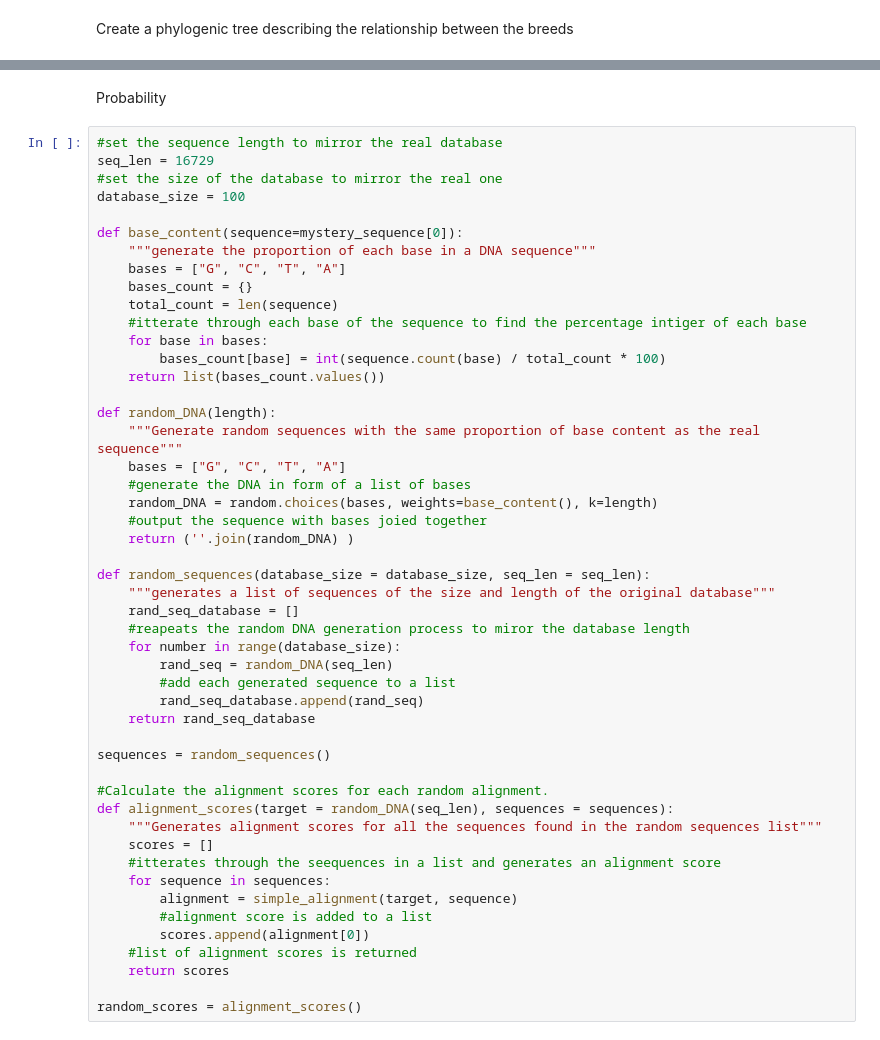
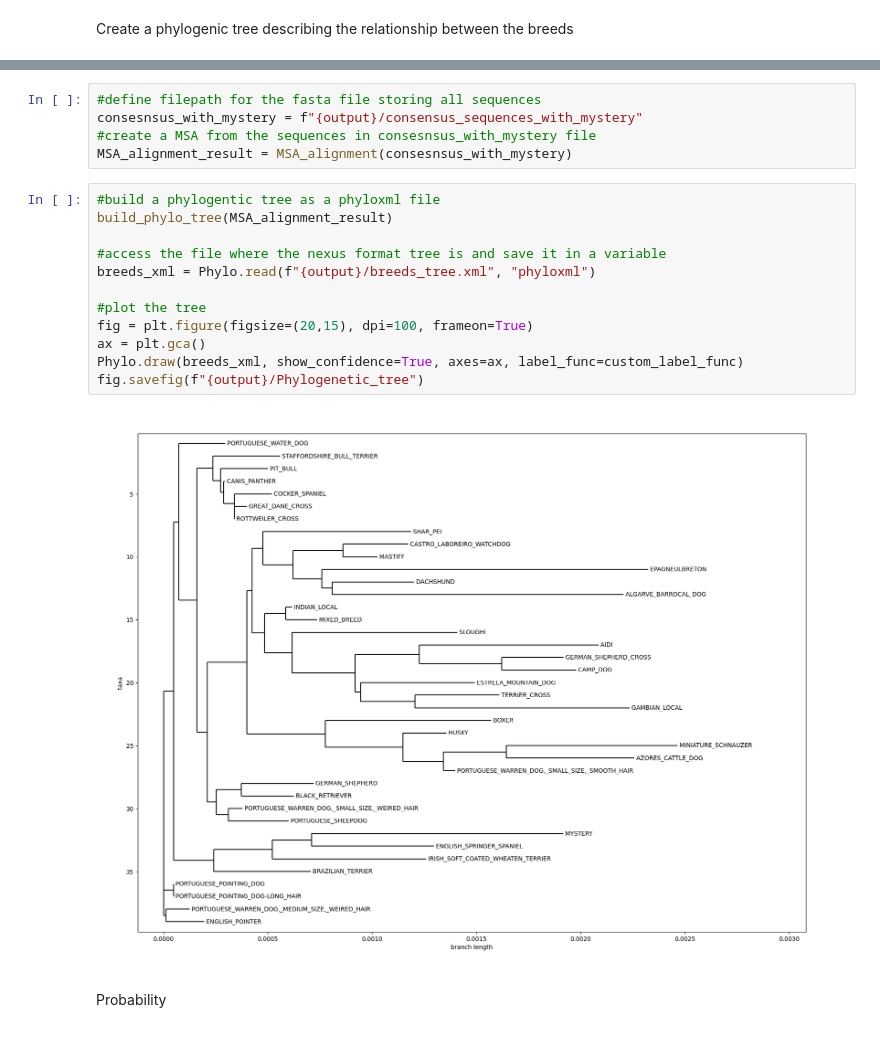
Before and after one commit to lprzem01/Mystery-breed-sequence-identification, a Jupyter notebook: my_project/code/work_in_progress.ipynb, the cells around one changed output, grey strips where cells are left out. Drawn from its saved outputs; the diff is of its cells as text.

```diff
--- a/my_project/code/work_in_progress.ipynb
+++ b/my_project/code/work_in_progress.ipynb
@@ -324,51 +93,21 @@ fig.savefig(f"{output}/Phylogenetic_tree")
+# %%
+#define filepath for the fasta file storing all sequences
+consesnsus_with_mystery = f"{output}/consensus_sequences_with_mystery"
+#create a MSA from the sequences in consesnsus_with_mystery file
+MSA_alignment_result = MSA_alignment(consesnsus_with_mystery)
+# %%
+#build a phylogentic tree as a phyloxml file
+build_phylo_tree(MSA_alignment_result)
+
+#access the file where the nexus format tree is and save it in a variable
+breeds_xml = Phylo.read(f"{output}/breeds_tree.xml", "phyloxml")
+
+#plot the tree
+fig = plt.figure(figsize=(20,15), dpi=100, frameon=True)
+ax = plt.gca()
+Phylo.draw(breeds_xml, show_confidence=True, axes=ax, label_func=custom_label_func)
+fig.savefig(f"{output}/Phylogenetic_tree")
+# %% [output]
+[figure, added]
 # %% [markdown]
 Probability
-# %%
-#set the sequence length to mirror the real database
-seq_len = 16729
-#set the size of the database to mirror the real one
-database_size = 100
-
-def base_content(sequence=mystery_sequence[0]):
-    """generate the proportion of each base in a DNA sequence"""
-    bases = ["G", "C", "T", "A"]
-    bases_count = {}
-    total_count = len(sequence)
-    #itterate through each base of the sequence to find the percentage intiger of each base
-    for base in bases:
-        bases_count[base] = int(sequence.count(base) / total_count * 100)
-    return list(bases_count.values())
-
-def random_DNA(length):
-    """Generate random sequences with the same proportion of base content as the real sequence"""
-    bases = ["G", "C", "T", "A"]
-    #generate the DNA in form of a list of bases
-    random_DNA = random.choices(bases, weights=base_content(), k=length)
-    #output the sequence with bases joied together
-    return (''.join(random_DNA) )
-
-def random_sequences(database_size = database_size, seq_len = seq_len):
-    """generates a list of sequences of the size and length of the original database"""
-    rand_seq_database = []
-    #reapeats the random DNA generation process to miror the database length
-    for number in range(database_size):
-        rand_seq = random_DNA(seq_len)
-        #add each generated sequence to a list
-        rand_seq_database.append(rand_seq)
-    return rand_seq_database
-
-sequences = random_sequences()
-
-#Calculate the alignment scores for each random alignment.
-def alignment_scores(target = random_DNA(seq_len), sequences = sequences):
-    """Generates alignment scores for all the sequences found in the random sequences list"""
-    scores = []
-    #itterates through the seequences in a list and generates an alignment score
-    for sequence in sequences:
-        alignment = simple_alignment(target, sequence)
-        #alignment score is added to a list
-        scores.append(alignment[0])
-    #list of alignment scores is returned
-    return scores
-
-random_scores = alignment_scores()
```
Also changed, not shown: parts of 23 cells of this notebook, 2 other files.
